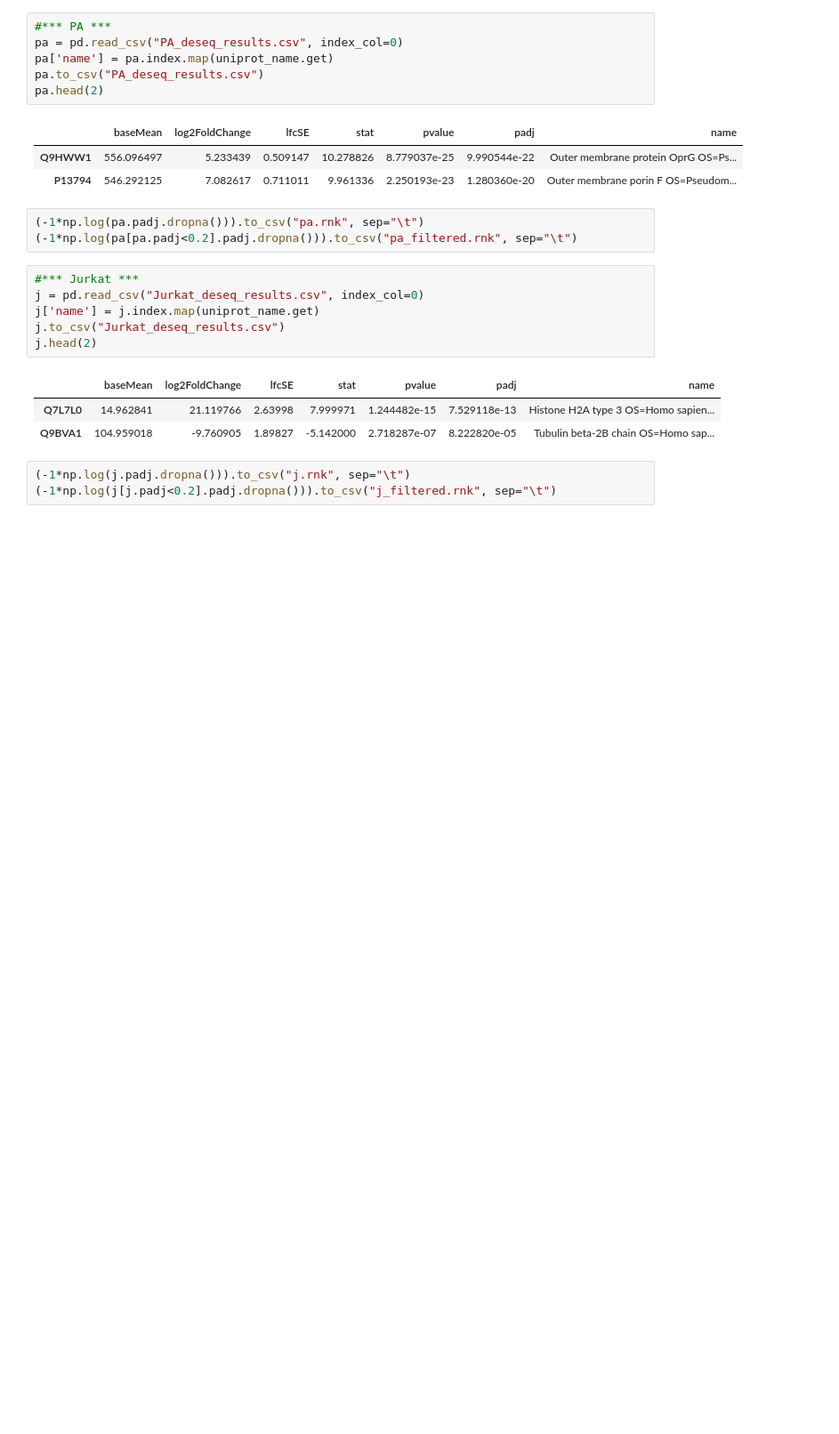
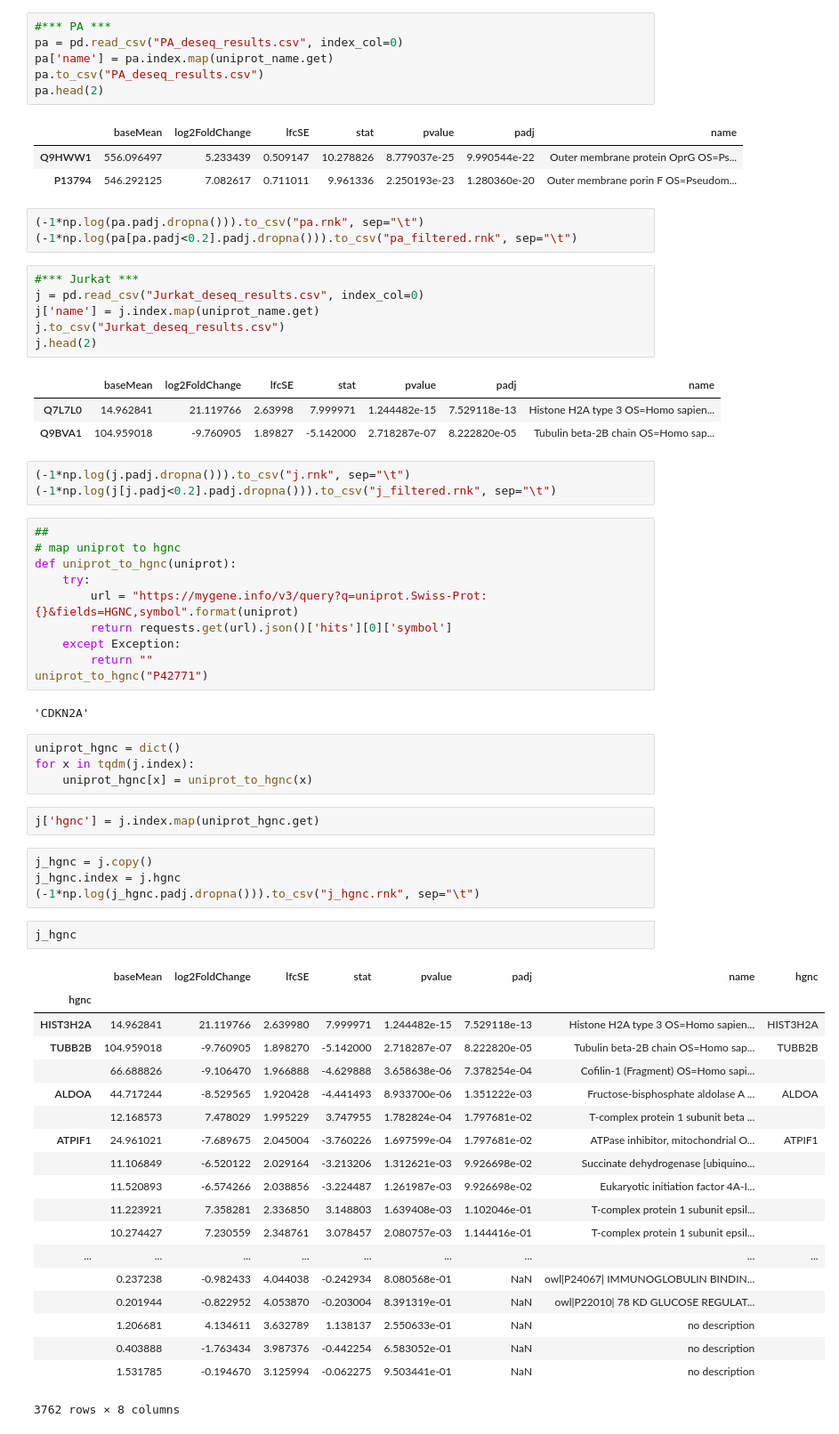
Before and after one commit to stuppie/triflic, a Jupyter notebook: analysis_deseq/make_matrix.ipynb, the cells around one changed output. Shown at 89% size. Drawn from its saved outputs; the diff is of its cells as text; blank space fills up the shorter version.

```diff
--- a/analysis_deseq/make_matrix.ipynb
+++ b/analysis_deseq/make_matrix.ipynb
@@ -106,3 +106,47 @@ j.head(2)
 # %%
 (-1*np.log(j.padj.dropna())).to_csv("j.rnk", sep="\t")
 (-1*np.log(j[j.padj<0.2].padj.dropna())).to_csv("j_filtered.rnk", sep="\t")
+# %%
+##
+# map uniprot to hgnc
+def uniprot_to_hgnc(uniprot):
+    try:
+        url = "https://mygene.info/v3/query?q=uniprot.Swiss-Prot:{}&fields=HGNC,symbol".format(uniprot)
+        return requests.get(url).json()['hits'][0]['symbol']
+    except Exception:
+        return ""
+uniprot_to_hgnc("P42771")
+# %% [output]
+'CDKN2A'
+# %%
+uniprot_hgnc = dict()
+for x in tqdm(j.index):
+    uniprot_hgnc[x] = uniprot_to_hgnc(x)
+# %%
+j['hgnc'] = j.index.map(uniprot_hgnc.get)
+# %%
+j_hgnc = j.copy()
+j_hgnc.index = j.hgnc
+(-1*np.log(j_hgnc.padj.dropna())).to_csv("j_hgnc.rnk", sep="\t")
+# %%
+j_hgnc
+# %% [output]
+|  | baseMean | log2FoldChange | lfcSE | stat | pvalue | padj | name | hgnc |
+| hgnc |  |  |  |  |  |  |  |  |
+| HIST3H2A | 14.962841 | 21.119766 | 2.639980 | 7.999971 | 1.244482e-15 | 7.529118e-13 | Histone H2A type 3 OS=Homo sapien... | HIST3H2A |
+| TUBB2B | 104.959018 | -9.760905 | 1.898270 | -5.142000 | 2.718287e-07 | 8.222820e-05 | Tubulin beta-2B chain OS=Homo sap... | TUBB2B |
+|  | 66.688826 | -9.106470 | 1.966888 | -4.629888 | 3.658638e-06 | 7.378254e-04 | Cofilin-1 (Fragment) OS=Homo sapi... |  |
+| ALDOA | 44.717244 | -8.529565 | 1.920428 | -4.441493 | 8.933700e-06 | 1.351222e-03 | Fructose-bisphosphate aldolase A ... | ALDOA |
+|  | 12.168573 | 7.478029 | 1.995229 | 3.747955 | 1.782824e-04 | 1.797681e-02 | T-complex protein 1 subunit beta ... |  |
+| ATPIF1 | 24.961021 | -7.689675 | 2.045004 | -3.760226 | 1.697599e-04 | 1.797681e-02 | ATPase inhibitor, mitochondrial O... | ATPIF1 |
+|  | 11.106849 | -6.520122 | 2.029164 | -3.213206 | 1.312621e-03 | 9.926698e-02 | Succinate dehydrogenase [ubiquino... |  |
+|  | 11.520893 | -6.574266 | 2.038856 | -3.224487 | 1.261987e-03 | 9.926698e-02 | Eukaryotic initiation factor 4A-I... |  |
+|  | 11.223921 | 7.358281 | 2.336850 | 3.148803 | 1.639408e-03 | 1.102046e-01 | T-complex protein 1 subunit epsil... |  |
+|  | 10.274427 | 7.230559 | 2.348761 | 3.078457 | 2.080757e-03 | 1.144416e-01 | T-complex protein 1 subunit epsil... |  |
+| ... | ... | ... | ... | ... | ... | ... | ... | ... |
+|  | 0.237238 | -0.982433 | 4.044038 | -0.242934 | 8.080568e-01 | NaN | owl|P24067| IMMUNOGLOBULIN BINDIN... |  |
+|  | 0.201944 | -0.822952 | 4.053870 | -0.203004 | 8.391319e-01 | NaN | owl|P22010| 78 KD GLUCOSE REGULAT... |  |
+|  | 1.206681 | 4.134611 | 3.632789 | 1.138137 | 2.550633e-01 | NaN | no description |  |
+|  | 0.403888 | -1.763434 | 3.987376 | -0.442254 | 6.583052e-01 | NaN | no description |  |
+|  | 1.531785 | -0.194670 | 3.125994 | -0.062275 | 9.503441e-01 | NaN | no description |  |
+3762 rows × 8 columns
```
Also changed, not shown: 17 other files.
